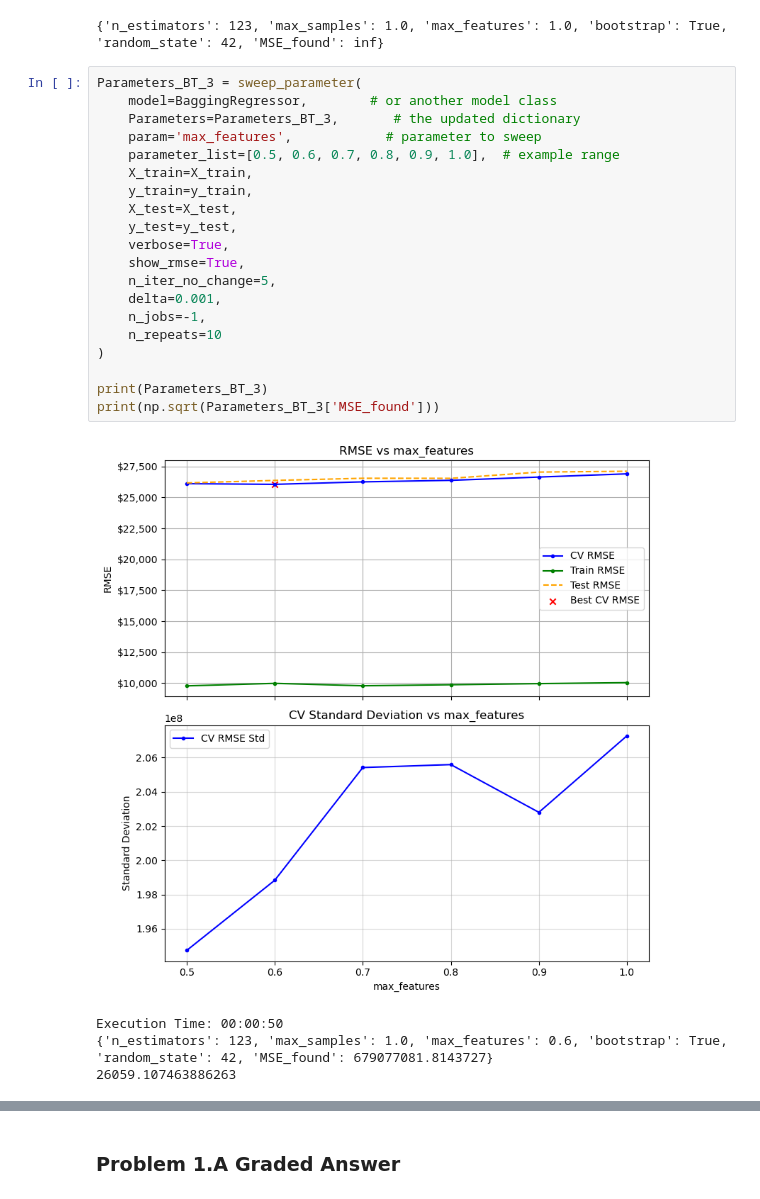
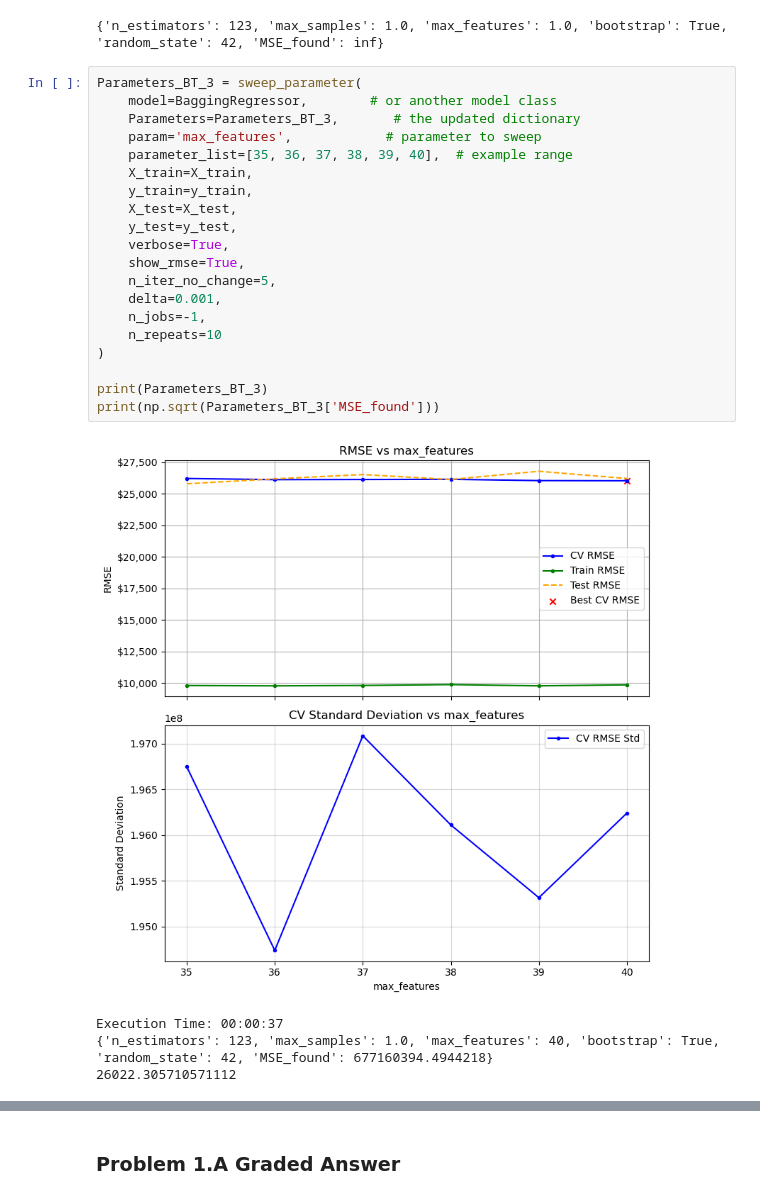
Before and after one commit to shmorhunmsds/Homework, a Jupyter notebook: Homework_07.ipynb, the cells around one changed output, grey strips where cells are left out. Drawn from its saved outputs; the diff is of its cells as text.

```diff
--- a/Homework_07.ipynb
+++ b/Homework_07.ipynb
@@ -411,28 +411,28 @@ print(Parameters_BT_3)
 # %%
 Parameters_BT_3 = sweep_parameter(
     model=BaggingRegressor,        # or another model class
     Parameters=Parameters_BT_3,       # the updated dictionary
     param='max_features',            # parameter to sweep
-    parameter_list=[0.5, 0.6, 0.7, 0.8, 0.9, 1.0],  # example range
+    parameter_list=[35, 36, 37, 38, 39, 40],  # example range
     X_train=X_train,
     y_train=y_train,
     X_test=X_test,
     y_test=y_test,
     verbose=True,
     show_rmse=True,
     n_iter_no_change=5,
     delta=0.001,
     n_jobs=-1,
     n_repeats=10
 )
 
 print(Parameters_BT_3)
 print(np.sqrt(Parameters_BT_3['MSE_found']))
 # %% [output]
-[figure, old version]
+[figure, new version]
-Execution Time: 00:00:50
-{'n_estimators': 123, 'max_samples': 1.0, 'max_features': 0.6, 'bootstrap': True, 'random_state': 42, 'MSE_found': 679077081.8143727}
-26059.107463886263
+Execution Time: 00:00:37
+{'n_estimators': 123, 'max_samples': 1.0, 'max_features': 40, 'bootstrap': True, 'random_state': 42, 'MSE_found': 677160394.4944218}
+26022.305710571112
 # %%
 Parameters_BT_4 = {
     'n_estimators': 123,
```
Also changed, not shown: parts of 54 cells of this notebook.
